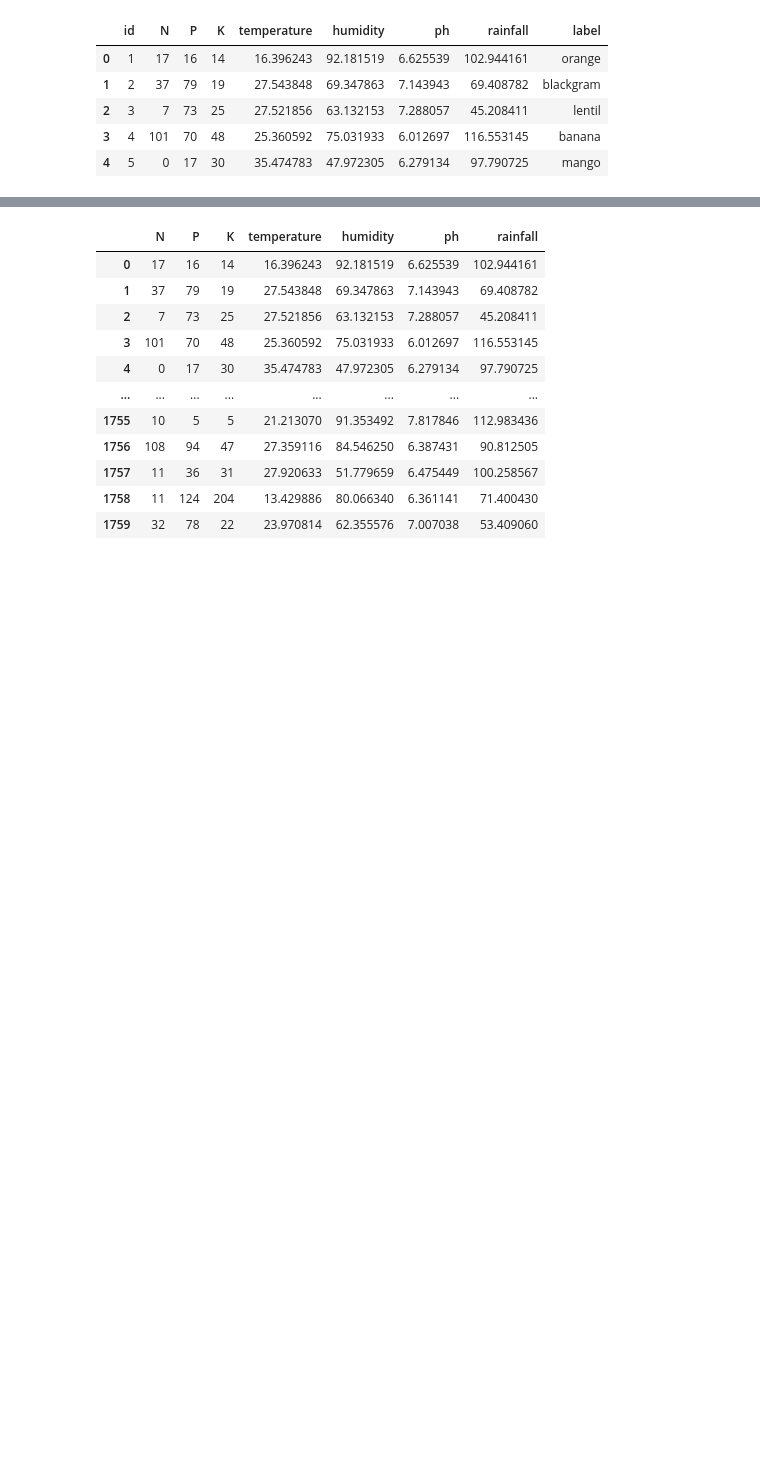
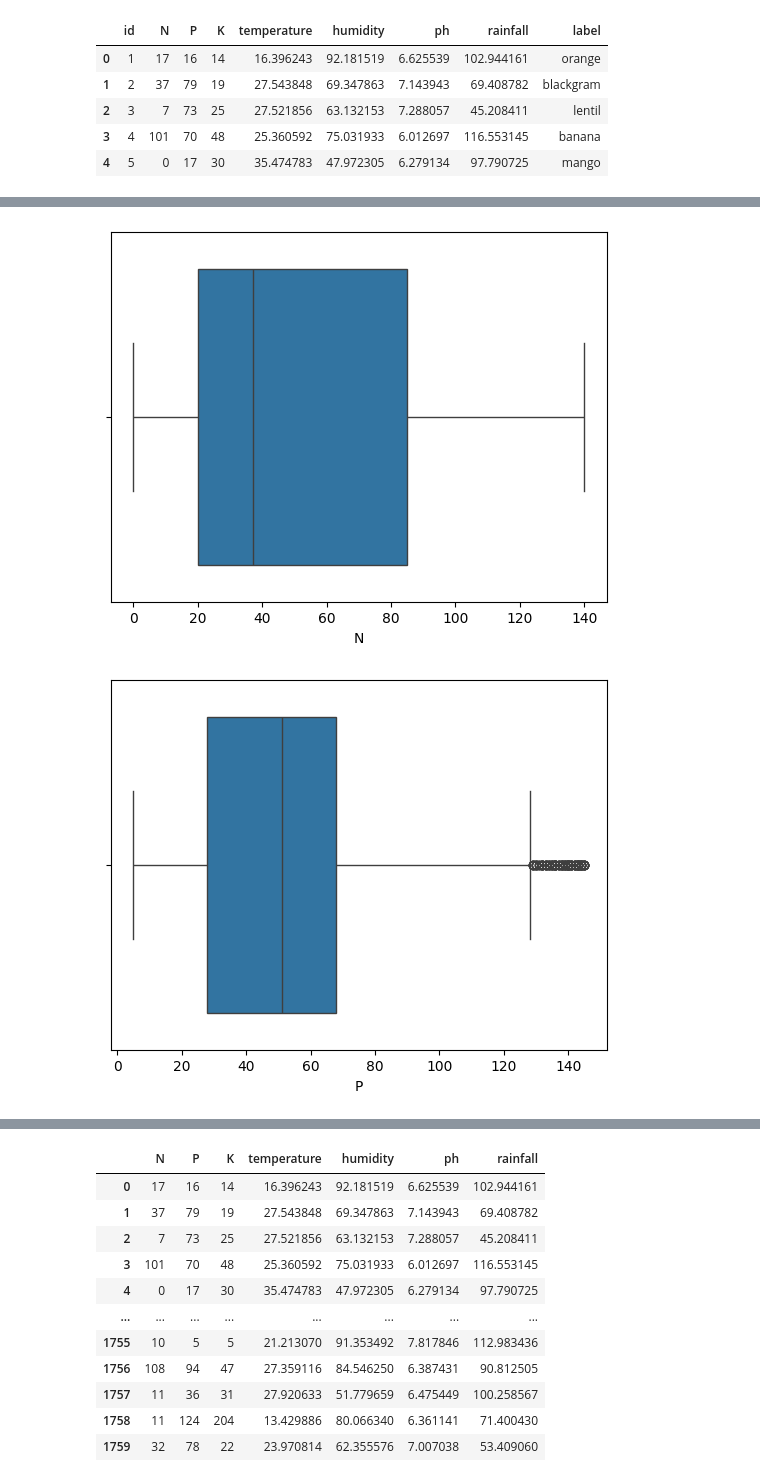
Before and after one commit to lalitha-sahitya/Crop-recommendation, a Jupyter notebook: crop_recommendation.ipynb, the cells around one changed output, grey strips where cells are left out. Cells and saved outputs as stored; diff of their text form; code cells hidden in the pictures; blank space fills up the shorter version.

```diff
--- a/crop_recommendation.ipynb
+++ b/crop_recommendation.ipynb
@@ -46,0 +102,7 @@ data.head(5)
+# %%
+for i in data.columns:
+  sns.boxplot(data,x=i)
+  plt.show()
+# %% [output]
+[figure, added]
+[figure, added]
```
Also changed, not shown: parts of 29 cells of this notebook.
